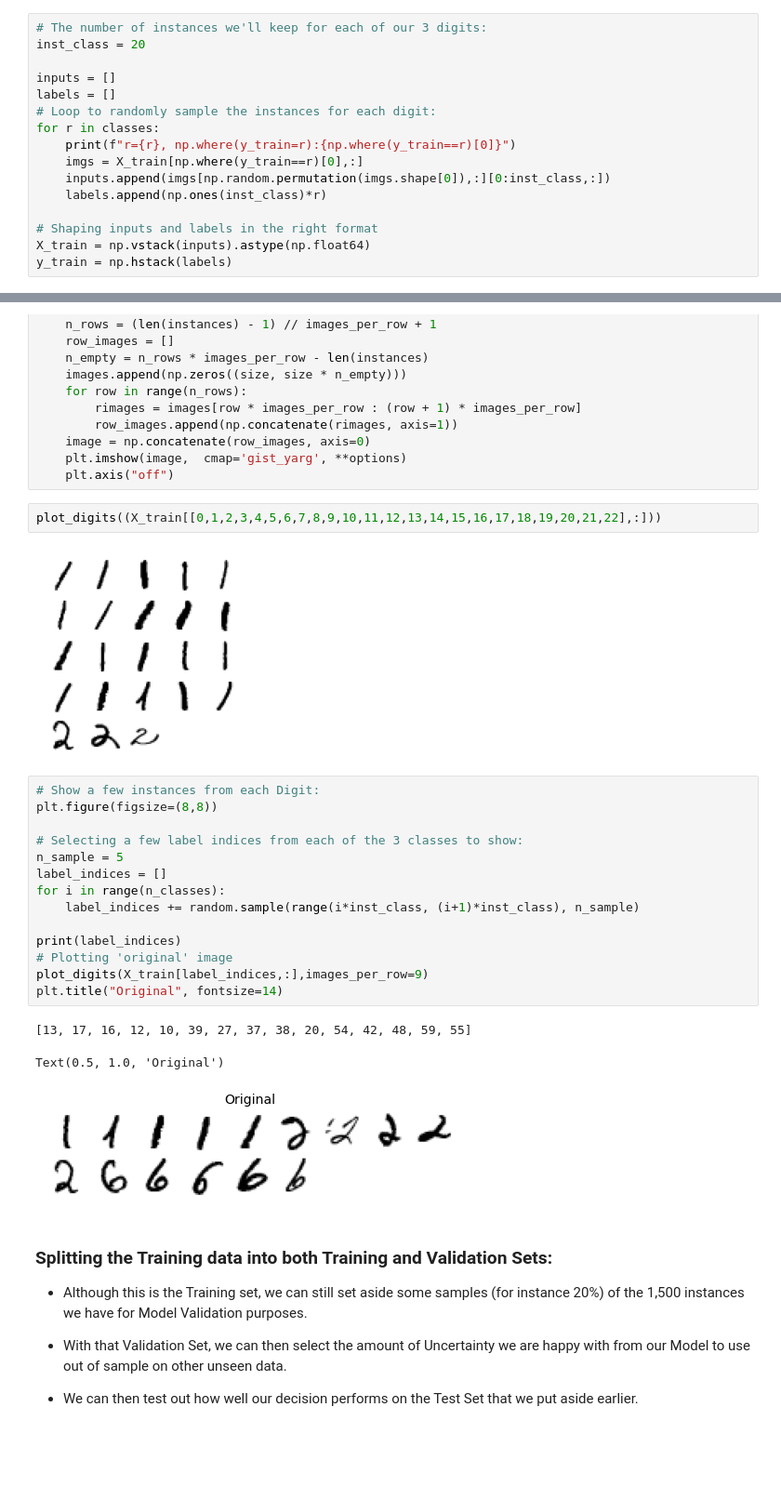
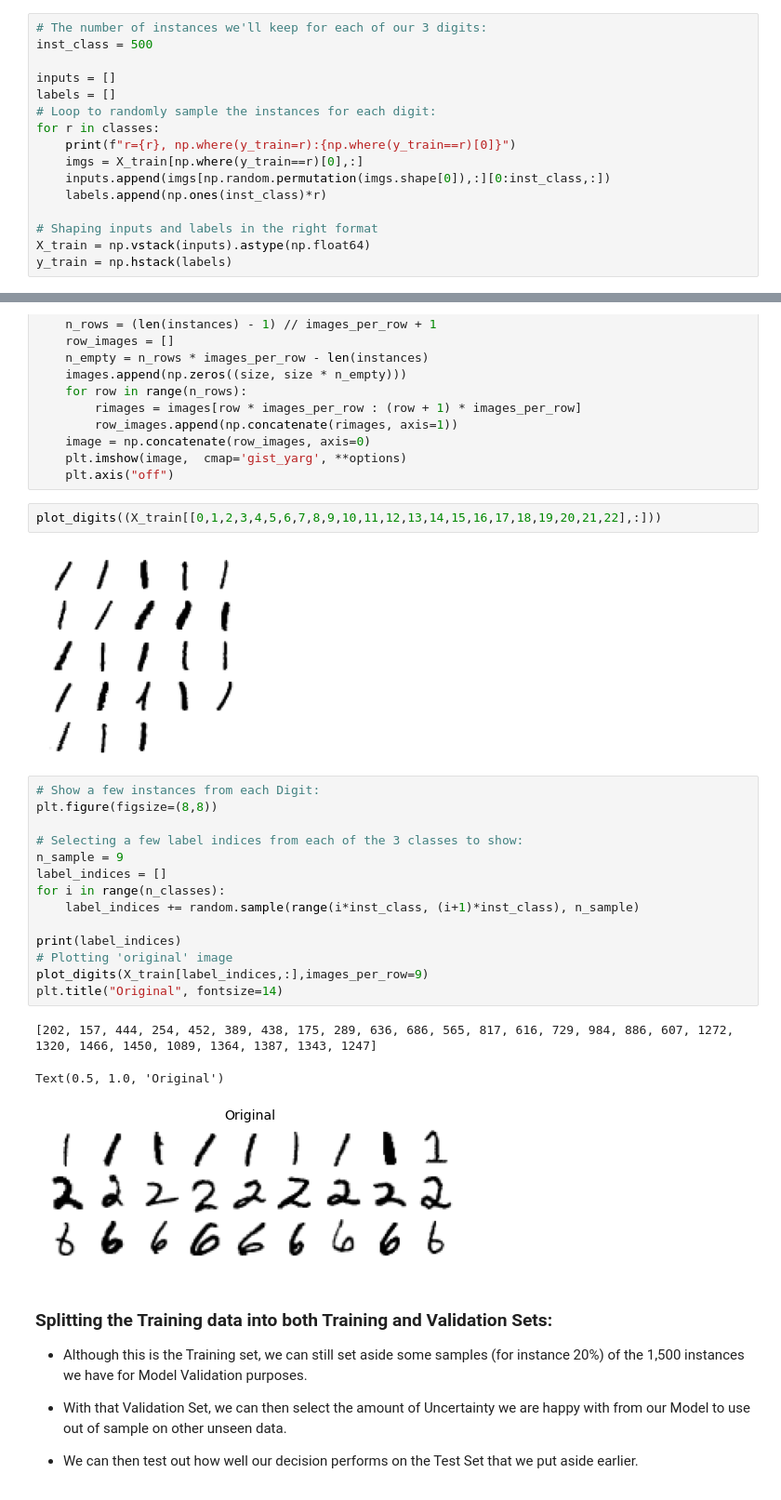
Before and after one commit to jimgibb/ET5003_SEM1_2021-2, a Jupyter notebook: Week-1/ET5003_Etivity1_JimGibbons_20188196.ipynb, the cells around one changed output, grey strips where cells are left out. Shown at 93% size. Saved outputs shown, nothing was run; the diff lists cells and outputs as text; blank space fills up the shorter version.

```diff
--- a/Week-1/ET5003_Etivity1_JimGibbons_20188196.ipynb
+++ b/Week-1/ET5003_Etivity1_JimGibbons_20188196.ipynb
@@ -196,7 +196,7 @@ classes
 [1, 2, 6]
 # %%
 # The number of instances we'll keep for each of our 3 digits:
-inst_class = 20
+inst_class = 500
 
 inputs = []
 labels = []
@@ -255,25 +255,25 @@ def plot_digits(instances, images_per_row=5, **options):
 # %%
 plot_digits((X_train[[0,1,2,3,4,5,6,7,8,9,10,11,12,13,14,15,16,17,18,19,20,21,22],:]))
 # %% [output]
-[figure, old version]
+[figure, new version]
 # %%
 # Show a few instances from each Digit:
 plt.figure(figsize=(8,8))
 
 # Selecting a few label indices from each of the 3 classes to show:
-n_sample = 5
+n_sample = 9
 label_indices = []
 for i in range(n_classes):
     label_indices += random.sample(range(i*inst_class, (i+1)*inst_class), n_sample)
 
 print(label_indices)
 # Plotting 'original' image
 plot_digits(X_train[label_indices,:],images_per_row=9)
 plt.title("Original", fontsize=14)
 # %% [output]
-[13, 17, 16, 12, 10, 39, 27, 37, 38, 20, 54, 42, 48, 59, 55]
+[202, 157, 444, 254, 452, 389, 438, 175, 289, 636, 686, 565, 817, 616, 729, 984, 886, 607, 1272, 1320, 1466, 1450, 1089, 1364, 1387, 1343, 1247]
 Text(0.5, 1.0, 'Original')
-[figure, old version]
+[figure, new version]
 # %% [markdown]
 ###  Splitting the Training data into both Training and Validation Sets:
 
```
Also changed, not shown: parts of 23 cells of this notebook.
